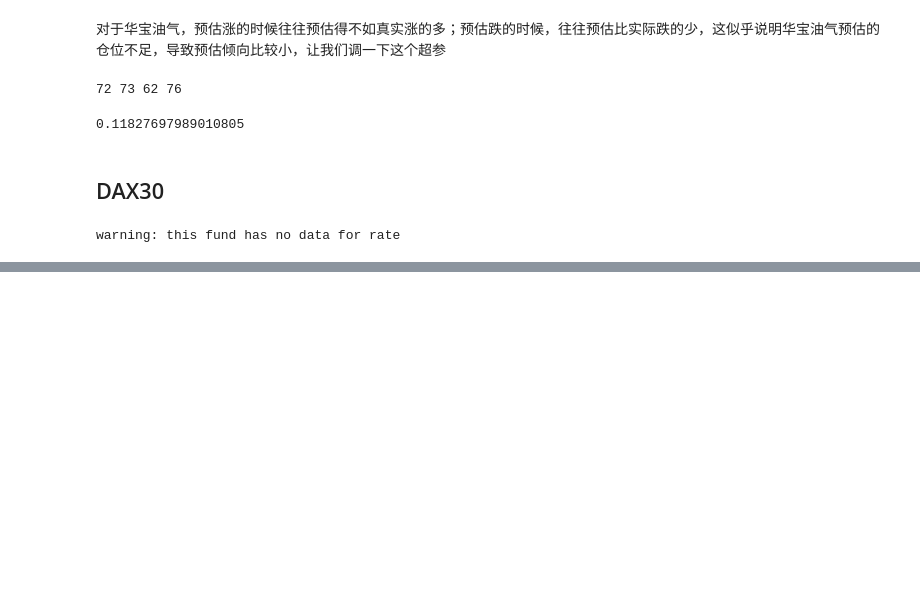
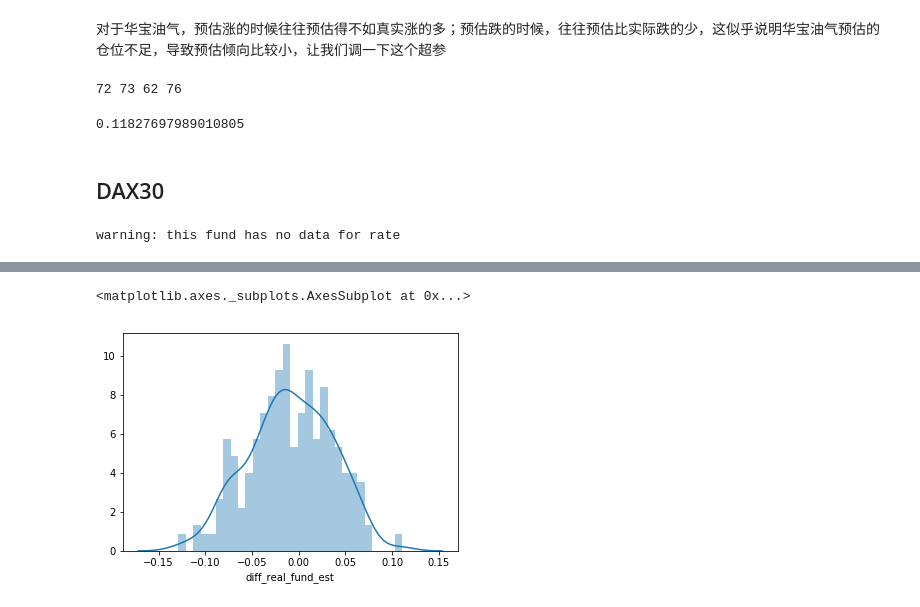
Before and after one commit to refraction-ray/xalpha, a Jupyter notebook: doc/samples/netvalueestimation.ipynb, the cells around one changed output, grey strips where cells are left out. Saved outputs shown, nothing was run; the diff lists cells and outputs as text; code cells hidden in the pictures; blank space fills up the shorter version.

```diff
--- a/doc/samples/netvalueestimation.ipynb
+++ b/doc/samples/netvalueestimation.ipynb
@@ -509,0 +537,6 @@ daxdf.iloc[-20:]
+# %%
+%matplotlib inline
+sns.distplot(daxdf["diff_real_fund_est"], bins=30)
+# %% [output]
+<matplotlib.axes._subplots.AxesSubplot at 0x...>
+[figure, added]
```
Also changed, not shown: parts of 5 cells of this notebook, 4 other files.
